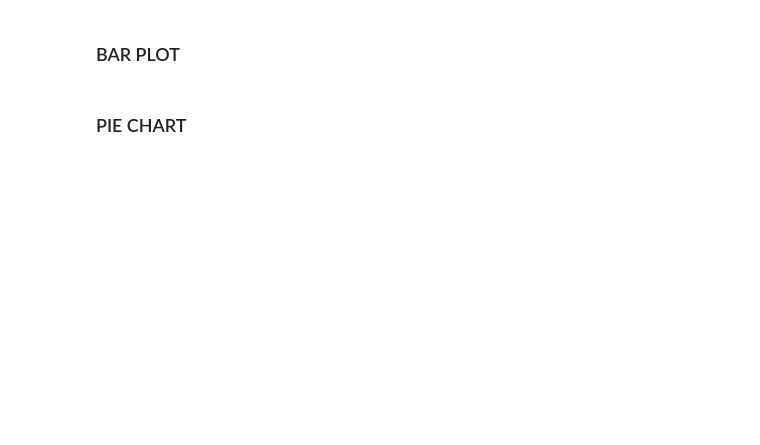
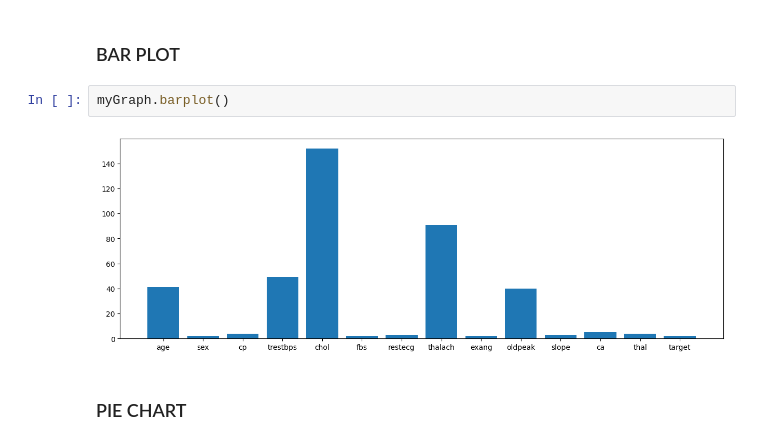
Before and after one commit to jeffgoeken/My_NCState_Homework, a Jupyter notebook: week 10 student/Week10-Student.ipynb, the cells around one changed output. Saved outputs shown, nothing was run; the diff lists cells and outputs as text; blank space fills up the shorter version.

```diff
--- a/week 10 student/Week10-Student.ipynb
+++ b/week 10 student/Week10-Student.ipynb
@@ -253,4 +273,8 @@ Write a program that will do the following:
 # %% [markdown]
 ### BAR PLOT
+# %%
+myGraph.barplot()
+# %% [output]
+[figure, added]
 # %% [markdown]
 ### PIE CHART
```
Also changed, not shown: parts of 13 cells of this notebook.
